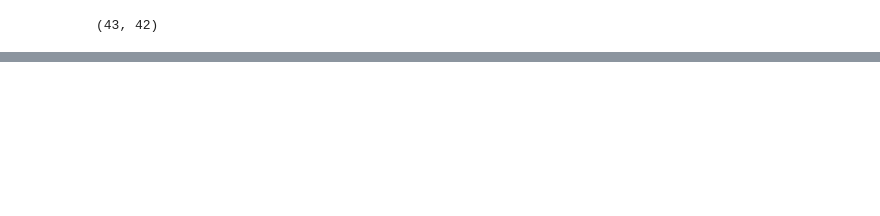
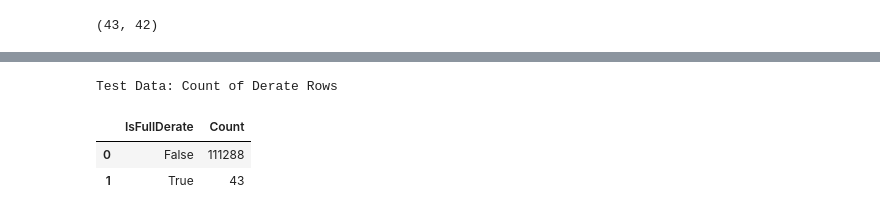
Before and after one commit to nss-data-science-cohort-8/big-g-smokey-and-the-bandits, a Jupyter notebook: notebooks/Features_v2.ipynb, the cells around one changed output, grey strips where cells are left out. Cells and saved outputs as stored; diff of their text form; code cells hidden in the pictures; blank space fills up the shorter version.

```diff
--- a/notebooks/Features_v2.ipynb
+++ b/notebooks/Features_v2.ipynb
@@ -653,0 +812,15 @@ test_data.to_csv('test_data.csv')
+# %%
+
+value_counts_test_data = test_data['IsDerateActual'].value_counts()
+
+
+value_counts_test_data_df = value_counts_test_data.reset_index()
+value_counts_test_data_df.columns = ['IsFullDerate', 'Count']
+
+
+print('Test Data: Count of Derate Rows')
+# %% [output]
+Test Data: Count of Derate Rows
+|  | IsFullDerate | Count |
+| 0 | False | 111288 |
+| 1 | True | 43 |
```
Also changed, not shown: parts of 18 cells of this notebook, 2 other files.
